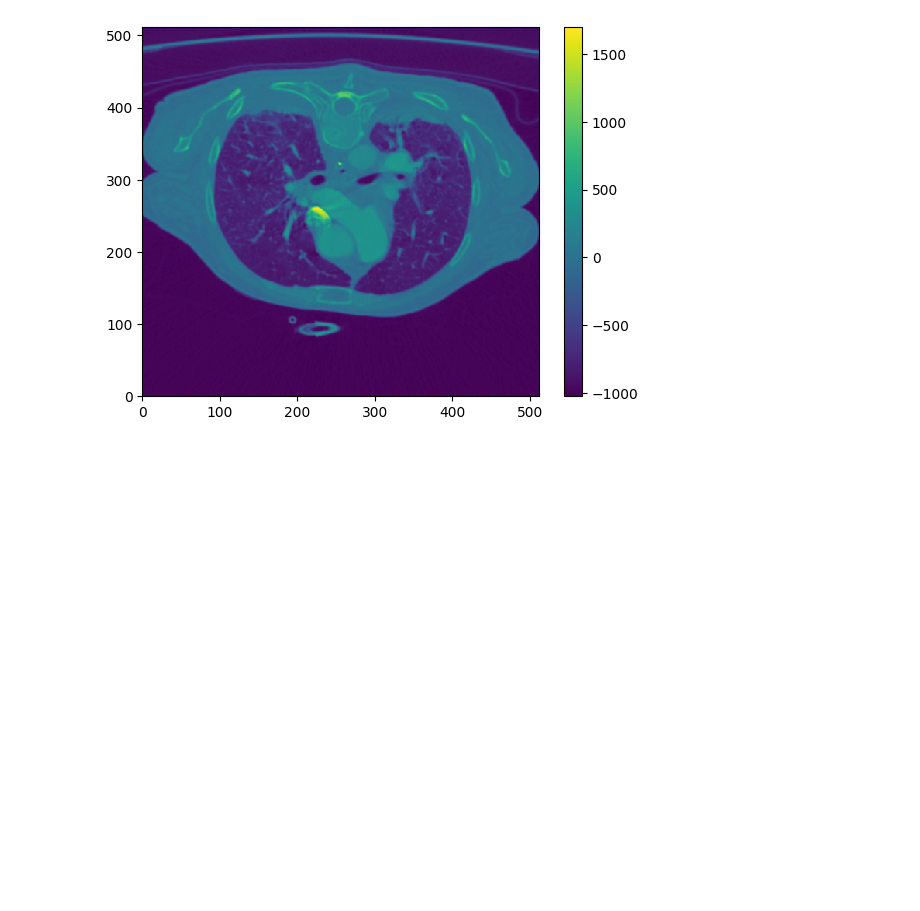
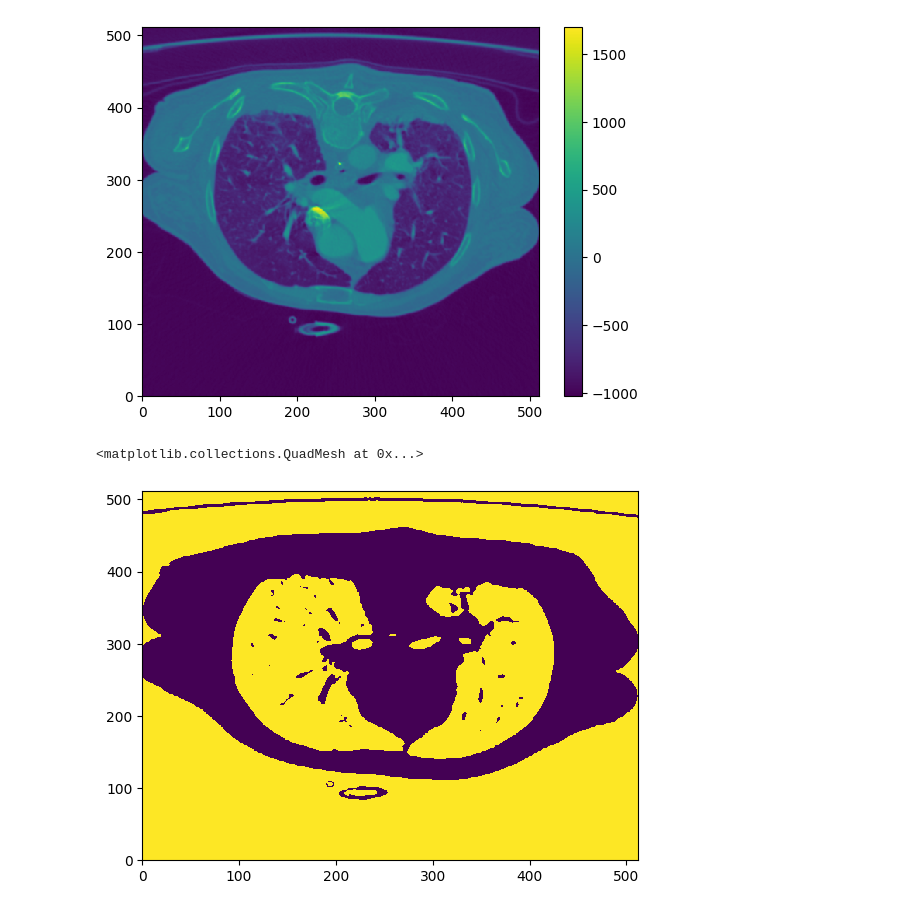
Before and after one commit to VISEF-ISEF-team/VasculAR, a Jupyter notebook: src/lung_seg.ipynb, the cells around one changed output. Cells and saved outputs as stored; diff of their text form; code cells hidden in the pictures; blank space fills up the shorter version.

```diff
--- a/src/lung_seg.ipynb
+++ b/src/lung_seg.ipynb
@@ -75,3 +75,9 @@ plt.colorbar()
 # %% [output]
 <matplotlib.colorbar.Colorbar at 0x...>
 [figure]
+# %%
+mask = image < -320
+plt.pcolormesh(mask[100])
+# %% [output]
+<matplotlib.collections.QuadMesh at 0x...>
+[figure, added]
```
Also changed, not shown: parts of 16 cells of this notebook, 2 other files.
